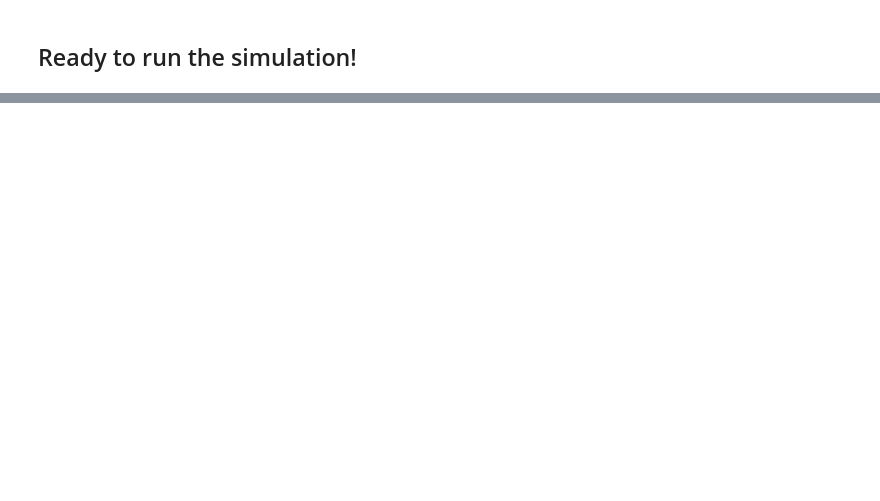
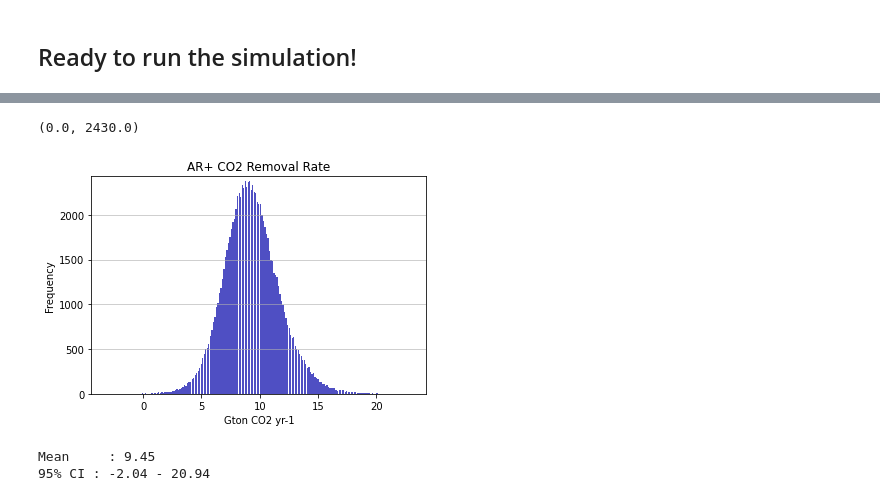
Before and after one commit to williamchan/forestry-simulation-for-ar-plus, a Jupyter notebook: forestry-simulation_20211101.ipynb, the cells around one changed output, grey strips where cells are left out. Saved outputs shown, nothing was run; the diff lists cells and outputs as text; code cells hidden in the pictures; blank space fills up the shorter version.

```diff
--- a/forestry-simulation_20211101.ipynb
+++ b/forestry-simulation_20211101.ipynb
@@ -259,0 +409,36 @@ Interval : 7.84 - 9.36
+# %%
+n, bins, patches = plt.hist(x=removal_rate_results, bins='auto', color='#0504aa',
+                            alpha=0.7, rwidth=0.85)
+plt.grid(axis='y', alpha=0.75)
+plt.xlabel('Gton CO2 yr-1')
+plt.ylabel('Frequency')
+plt.title('AR+ CO2 Removal Rate')
+maxfreq = n.max()
+# Set a clean upper y-axis limit.
+plt.ylim(ymax=np.ceil(maxfreq / 10) * 10 + 50 if maxfreq % 10 else maxfreq + 50)
+# %% [output]
+(0.0, 2430.0)
+[figure, added]
+# %%
+num_simulations = 10000
+
+def simulate():
+    # data = np.random.normal(9.5, 3.5/1.96)
+    data = np.random.normal(9.5, 3.5*np.sqrt(11)/1.96)
+    return data
+
+data_results = []
+land_percentage_results = []
+for i in range(num_simulations):
+    data = simulate()
+    data_results.append(data)
+
+result_arr = np.sort(np.array(data_results))
+med = np.percentile(result_arr, 50)
+std = np.std(result_arr)
+
+print('Mean     : {:,.2f}'.format(np.mean(result_arr)))
+print('95% CI : {:,.2f} - {:,.2f}'.format(np.percentile(result_arr, 2.5), np.percentile(result_arr, 97.5)))
+# %% [output]
+Mean     : 9.45
+95% CI : -2.04 - 20.94
```
Also changed, not shown: parts of 9 cells of this notebook.
